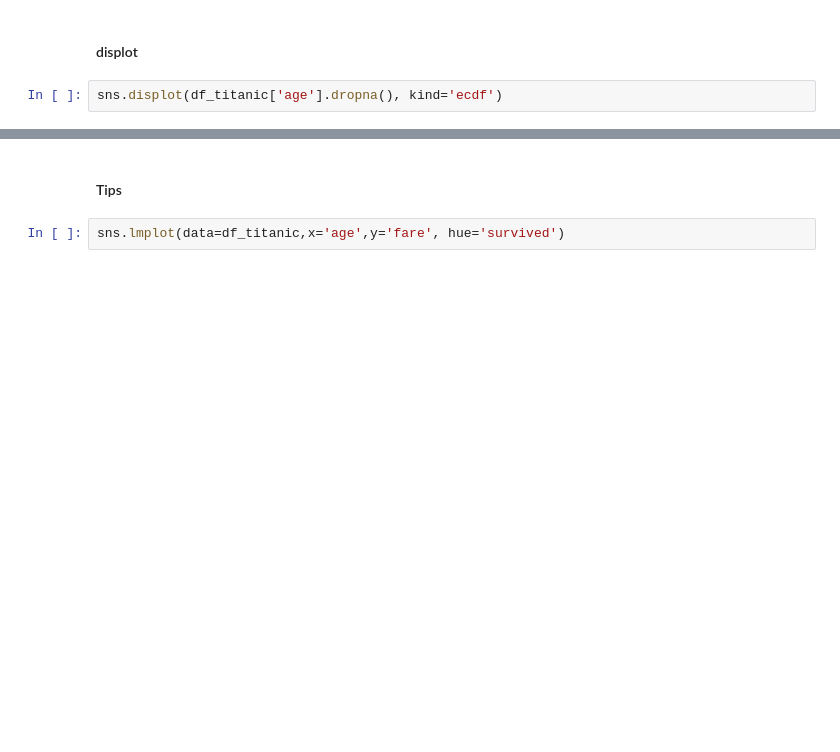
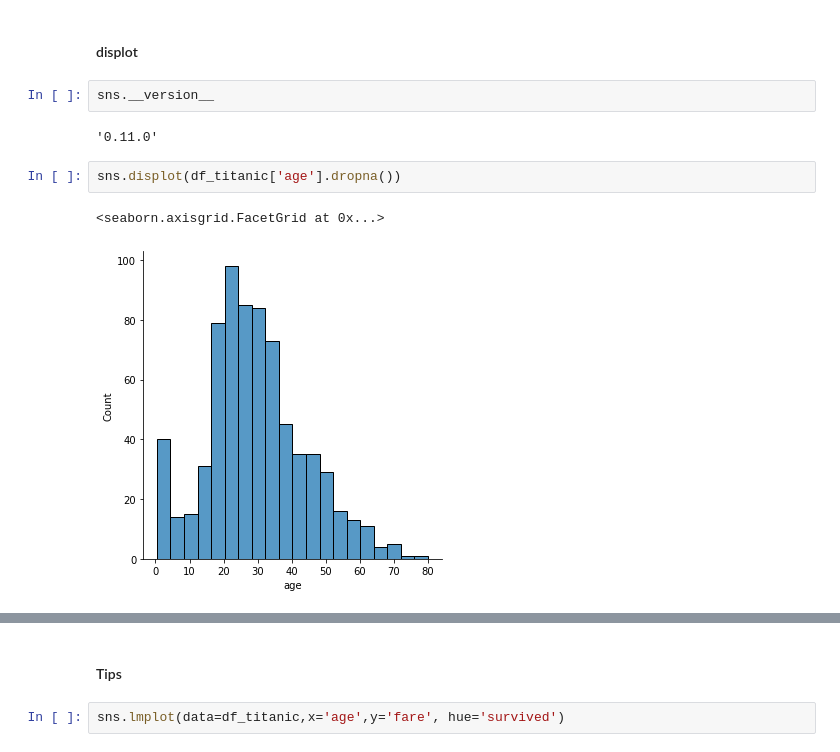
Before and after one commit to gustavolasmar/DS-Stone, a Jupyter notebook: notebooks/Aula 5 - Visualização de Dados II.ipynb, the cells around one changed output, grey strips where cells are left out. Cells and saved outputs as stored; diff of their text form; blank space fills up the shorter version.

```diff
--- a/notebooks/Aula 5 - Visualização de Dados II.ipynb
+++ b/notebooks/Aula 5 - Visualização de Dados II.ipynb
@@ -100,6 +162,13 @@ generate_boxplot(box_series)
 # %% [markdown]
 #### displot
+# %%
+sns.__version__
+# %% [output]
+'0.11.0'
 # %%
-sns.displot(df_titanic['age'].dropna(), kind='ecdf')
+sns.displot(df_titanic['age'].dropna())
+# %% [output]
+<seaborn.axisgrid.FacetGrid at 0x...>
+[figure, added]
 # %%
 sns.displot(df_titanic['age'].dropna(), kde=True)
```
Also changed, not shown: parts of 50 cells of this notebook.
